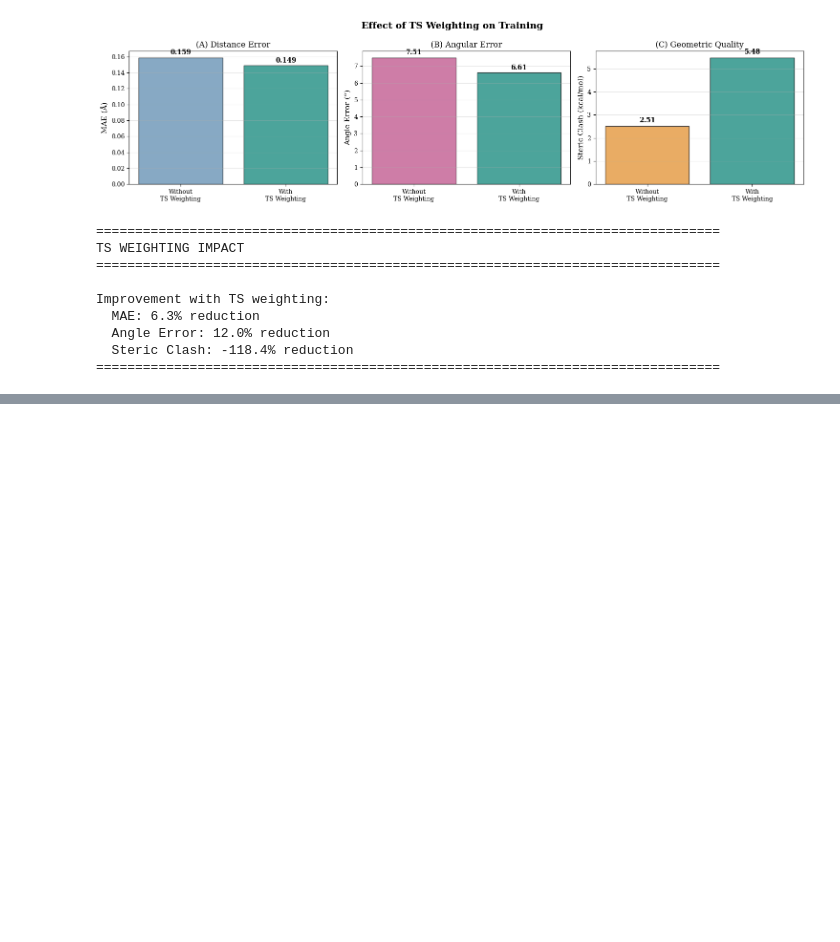
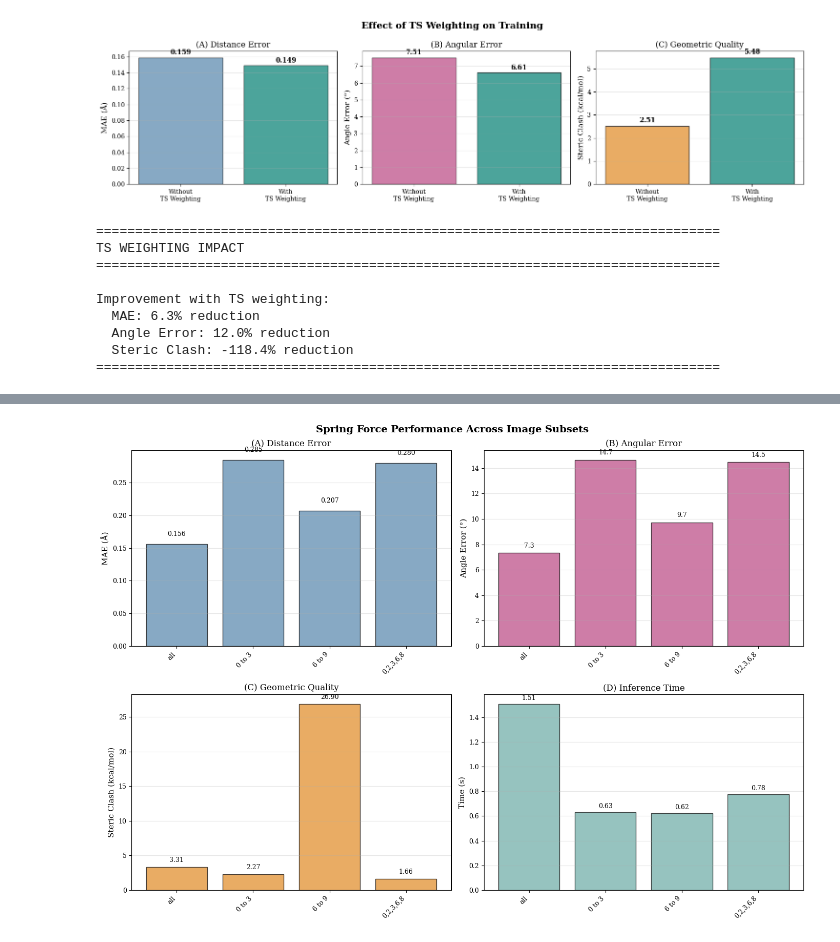
Before and after one commit to astro-stevie/goflow-mt, a Jupyter notebook: sync-logs/visualize_experiments.ipynb, the cells around one changed output, grey strips where cells are left out. Drawn from its saved outputs; the diff is of its cells as text; code cells hidden in the pictures; blank space fills up the shorter version.

```diff
--- a/sync-logs/visualize_experiments.ipynb
+++ b/sync-logs/visualize_experiments.ipynb
@@ -454,0 +577,76 @@ Improvement with TS weighting:
+# %%
+# ============================================================================
+# FIGURE 7: Spring Force with Different Image Subsets
+# ============================================================================
+
+fig, axes = plt.subplots(2, 2, figsize=(14, 10))
+fig.suptitle('Spring Force Performance Across Image Subsets', fontweight='bold')
+
+# Load spring force subsets data
+df_sf_subsets = pd.read_csv(io.StringIO(csv_springforce_subsets))
+df_sf_subsets.columns = ['config', 'mae', 'rmse', 'angle_error', 'dihedral_error', 'steric_clash', 'time', 'ode_steps', 'samples']
+
+subset_labels = df_sf_subsets['config'].tolist()
+x_pos = np.arange(len(subset_labels))
+
+# Panel A: MAE across subsets
+axes[0,0].bar(x_pos, df_sf_subsets['mae'], color=COLORS['mae'],
+              alpha=0.7, edgecolor='black')
+axes[0,0].set_ylabel('MAE (Å)')
+axes[0,0].set_title('(A) Distance Error')
+axes[0,0].set_xticks(x_pos)
+axes[0,0].set_xticklabels(subset_labels, rotation=45, ha='right')
+axes[0,0].grid(True, alpha=0.3, axis='y')
+for i, v in enumerate(df_sf_subsets['mae']):
+    axes[0,0].text(i, v + 0.01, f'{v:.3f}', ha='center', va='bottom', fontsize=9)
+
+# Panel B: Angle Error across subsets
+axes[0,1].bar(x_pos, df_sf_subsets['angle_error'], color=COLORS['angle'],
+              alpha=0.7, edgecolor='black')
+axes[0,1].set_ylabel('Angle Error (°)')
+axes[0,1].set_title('(B) Angular Error')
+axes[0,1].set_xticks(x_pos)
+axes[0,1].set_xticklabels(subset_labels, rotation=45, ha='right')
+axes[0,1].grid(True, alpha=0.3, axis='y')
+for i, v in enumerate(df_sf_subsets['angle_error']):
+    axes[0,1].text(i, v + 0.3, f'{v:.1f}', ha='center', va='bottom', fontsize=9)
+
+# Panel C: Steric Clash across subsets
+axes[1,0].bar(x_pos, df_sf_subsets['steric_clash'], color=COLORS['clash'],
+              alpha=0.7, edgecolor='black')
+axes[1,0].set_ylabel('Steric Clash (kcal/mol)')
+axes[1,0].set_title('(C) Geometric Quality')
+axes[1,0].set_xticks(x_pos)
+axes[1,0].set_xticklabels(subset_labels, rotation=45, ha='right')
+axes[1,0].grid(True, alpha=0.3, axis='y')
+for i, v in enumerate(df_sf_subsets['steric_clash']):
+    axes[1,0].text(i, v + 0.5, f'{v:.2f}', ha='center', va='bottom', fontsize=9)
+
+# Panel D: Inference Time across subsets
+axes[1,1].bar(x_pos, df_sf_subsets['time'], color=COLORS['time'],
+              alpha=0.7, edgecolor='black')
+axes[1,1].set_ylabel('Time (s)')
+axes[1,1].set_title('(D) Inference Time')
+axes[1,1].set_xticks(x_pos)
+axes[1,1].set_xticklabels(subset_labels, rotation=45, ha='right')
+axes[1,1].grid(True, alpha=0.3, axis='y')
+for i, v in enumerate(df_sf_subsets['time']):
+    axes[1,1].text(i, v + 0.02, f'{v:.2f}', ha='center', va='bottom', fontsize=9)
+
+plt.tight_layout()
+# plt.savefig('fig7_springforce_subsets.png', dpi=300, bbox_inches='tight')
+plt.show()
+
+print("\n" + "="*80)
+print("SPRING FORCE SUBSETS ANALYSIS")
+print("="*80)
+best_subset_idx = df_sf_subsets['mae'].idxmin()
+best_subset = df_sf_subsets.loc[best_subset_idx]
+print(f"\nBest Subset with Spring Force: {best_subset['config']}")
+print(f"  MAE: {best_subset['mae']:.3f} Å")
+print(f"  Angle Error: {best_subset['angle_error']:.2f}°")
+print(f"  Steric Clash: {best_subset['steric_clash']:.2f} kcal/mol")
+print(f"  Time: {best_subset['time']:.3f} s")
+print("="*80)
+# %% [output]
+[figure, added]
```
Also changed, not shown: parts of 4 cells of this notebook.
